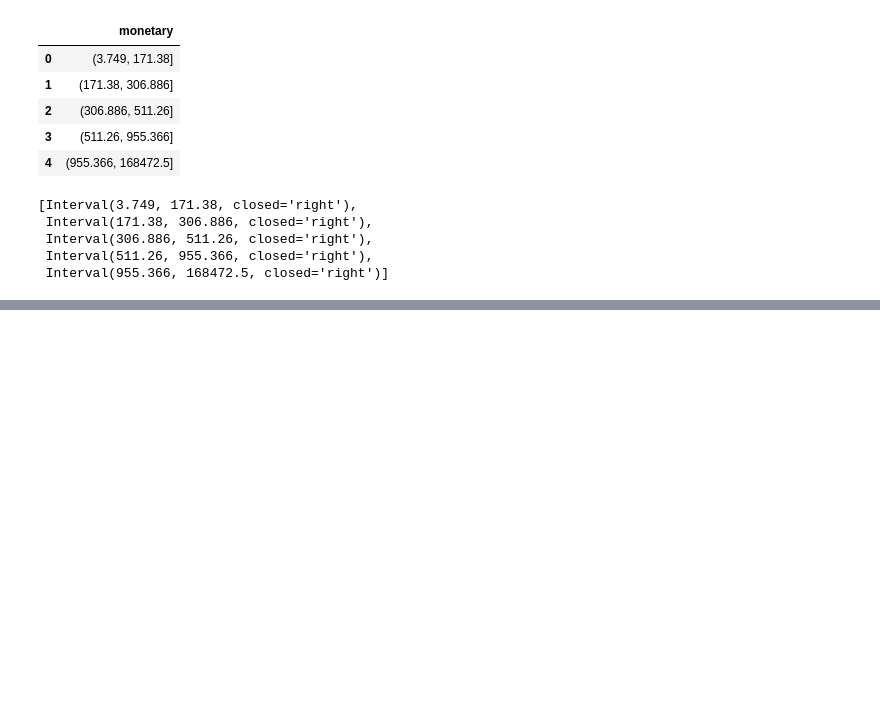
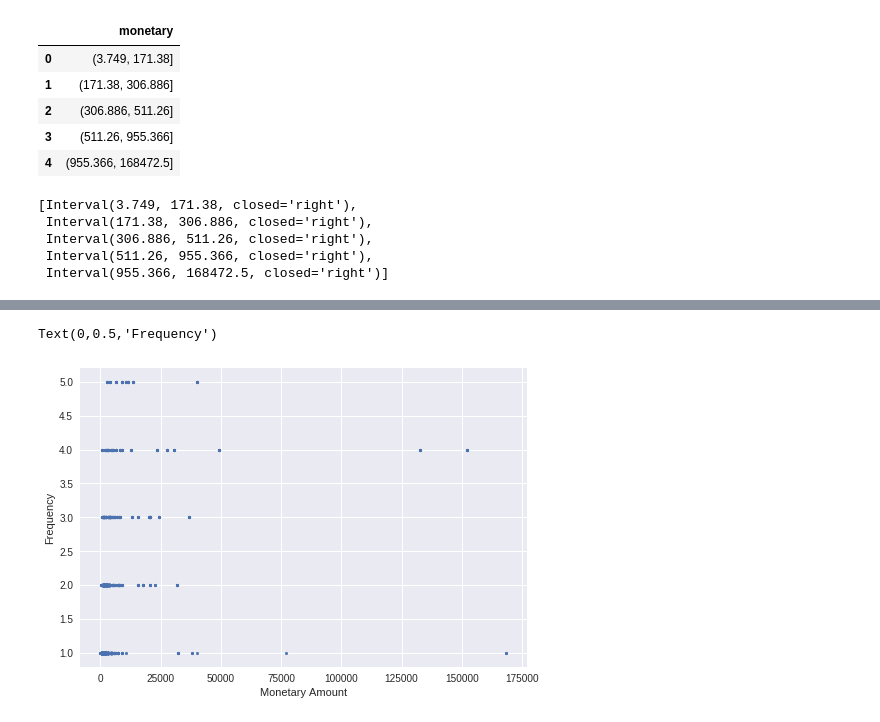
Before and after one commit to PriyadharshanSaba/OnlineRetailSales-RMFmodel, a Jupyter notebook: online_retail.ipynb, the cells around one changed output, grey strips where cells are left out. Drawn from its saved outputs; the diff is of its cells as text; code cells hidden in the pictures; blank space fills up the shorter version.

```diff
--- a/online_retail.ipynb
+++ b/online_retail.ipynb
@@ -361,0 +397,8 @@ print("\tMonetary Analysis\n",price_df.groupby(['Mont_val'],as_index=False)['mon
+# %%
+freqRange=sample_df.as_matrix(columns=['freq_val'])
+plt.scatter(amountRange.tolist(),freqRange.tolist(),8)
+plt.xlabel('Monetary Amount')
+plt.ylabel('Frequency')
+# %% [output]
+Text(0,0.5,'Frequency')
+[figure, added]
```
Also changed, not shown: parts of 34 cells of this notebook, 1 other file.
